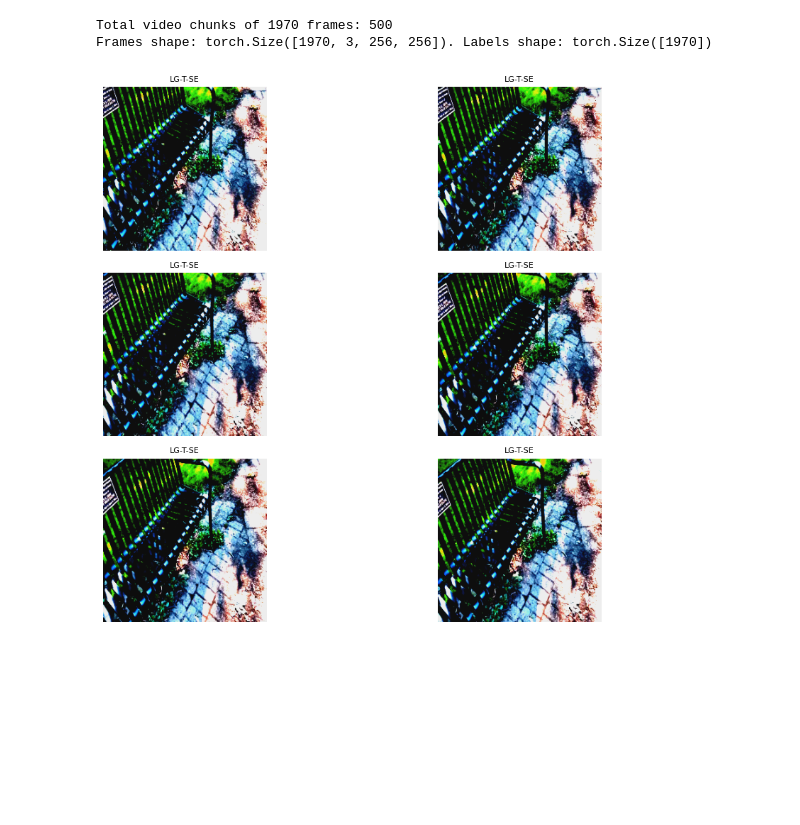
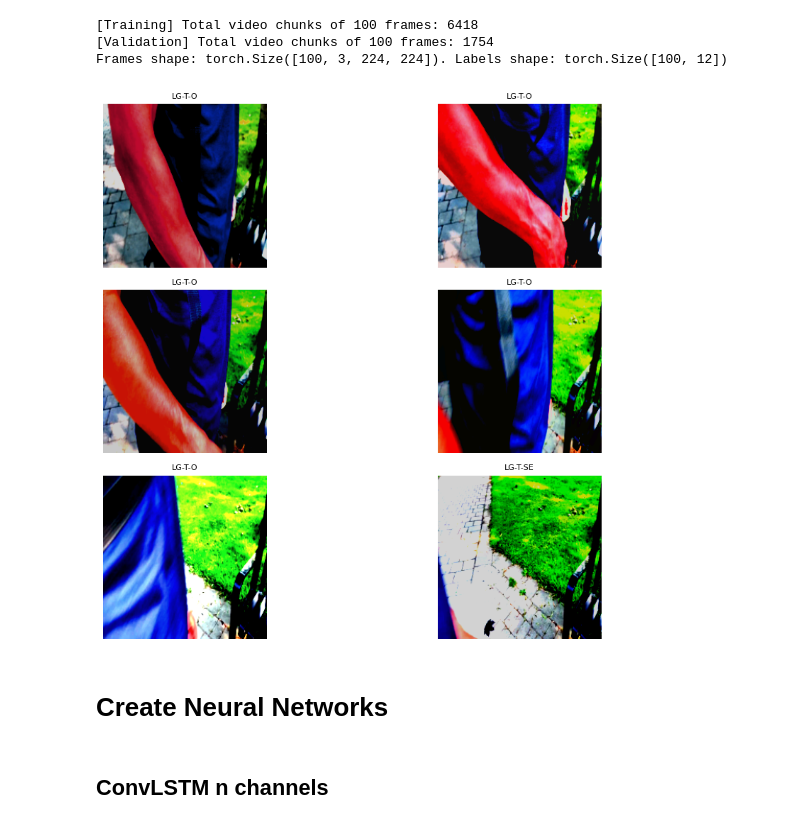
Before and after one commit to LuisMSotamba/neural-networks, a Jupyter notebook: convlstm.ipynb, the cells around one changed output. Saved outputs shown, nothing was run; the diff lists cells and outputs as text; code cells hidden in the pictures; blank space fills up the shorter version.

```diff
--- a/convlstm.ipynb
+++ b/convlstm.ipynb
@@ -16,6 +30,6 @@ from PIL import Image
 # %%
-# variables definitions
-DATASET_DIR = "/media/luchocode/Extra vol/ExoNet_Images/ExoNet_Images"
+# Set directories and file paths
+DATASET_DIR = "/media/luchocode/Extra Vol/ExoNet_Images/ExoNet_Images"
 LABELS_FILE = "/home/luchocode/Downloads/Labels.csv"
-IMAGE_PATH_FORMAT = "{}/{}/['{}'] frame {}.jpg"
+DATAFRAMES_DIR = "/media/luchocode/Extra Vol/Datasets/Tesis/"
 # %%
@@ -91,7 +55,4 @@ memory usage: 31.0+ MB
 # %%
-import os
-from torch.utils.data import Dataset
-
 class ExoNetDataset(Dataset):
     def __init__(
         self,
@@ -127,12 +88,12 @@ class ExoNetDataset(Dataset):
                         self.img_labels.iloc[i, 1]
                     )
                 )
-            ) for i in range(start_seq_idx, end_seq_idx)
+            ).convert("RGB") for i in range(start_seq_idx, end_seq_idx)
         ]
         labels = [self.img_labels.iloc[i, 2] for i in range(start_seq_idx, end_seq_idx)]
 
         if self.transform:
-            frames = self.transform(frames)
+            frames = [self.transform(frame) for frame in frames]
         if self.target_transform:
             labels = self.target_transform(labels)
 
@@ -173,21 +150,31 @@ Unique labels: 12
 # %%
-dataset = ExoNetDataset(
-    df_labels=labels_balanced,
+# Datasets objects
+SEQUENCE_LENGTH = 100
+training_dataset = ExoNetDataset(
+    df_labels=seq_train_df,
     img_dir=DATASET_DIR,
-    seq_len=min_frames,
+    seq_len=SEQUENCE_LENGTH,
     target_transform=encoder.transform,
-    transform=image_transform
+    transform=train_image_transform
 )
-print(f"Total video chunks of {min_frames} frames: {len(dataset)}")
-frames_tensor, labels_tensor = dataset[0]
+validation_dataset = ExoNetDataset(
+    df_labels=seq_val_df,
+    img_dir=DATASET_DIR,
+    seq_len=SEQUENCE_LENGTH,
+    target_transform=encoder.transform,
+    transform=val_image_transform
+)
+print(f"[Training] Total video chunks of {SEQUENCE_LENGTH} frames: {len(training_dataset)}")
+print(f"[Validation] Total video chunks of {SEQUENCE_LENGTH} frames: {len(validation_dataset)}")
+
+frames_tensor, labels_tensor = training_dataset[0]
 print(f"Frames shape: {frames_tensor.shape}. Labels shape: {labels_tensor.shape}")
 # %% [output]
-Total video chunks of 1970 frames: 500
-Frames shape: torch.Size([1970, 3, 256, 256]). Labels shape: torch.Size([1970])
+[Training] Total video chunks of 100 frames: 6418
+[Validation] Total video chunks of 100 frames: 1754
+Frames shape: torch.Size([100, 3, 224, 224]). Labels shape: torch.Size([100, 12])
 # %%
-# Visualize image
-import math
-
+# Visualize images using the training dataset created above
 def show_images_in_grid(
     tensor_images,
     labels_images,
@@ -204,34 +191,34 @@ def show_images_in_grid(
     """
     n_images = len(tensor_images)
     rows = math.ceil(n_images / cols)
 
     fig, axes = plt.subplots(rows, cols, figsize=figsize)
     axes = axes.flatten() if rows * cols > 1 else [axes]
 
     for ax, img_tensor, label in zip(axes, tensor_images, labels_images):
         try:
             img = img_tensor.clone()
             img = img.permute(1,2,0)
             img = img.numpy()
             ax.imshow(img)
             ax.set_title(label, fontsize=8)
             ax.axis("off")
         except Exception as e:
             ax.text(0.5, 0.5, f"Error\n{e}", ha="center", va="center")
             ax.axis("off")
 
     # Hide empty subplots if any
     for ax in axes[n_images:]:
         ax.axis("off")
 
     plt.tight_layout()
     plt.show()
 
 show_images_in_grid(
-    tensor_images=frames_tensor[100:106,],
-    labels_images=encoder.inverse_transform(labels_tensor[100:106,]),
+    tensor_images=frames_tensor[10:16,],
+    labels_images=encoder.inverse_transform(labels_tensor[10:16,]),
     cols=2
 )
 # %% [output]
-[figure, old version]
+[figure, new version]
 # %%
@@ -246 +243,5 @@ dataloader = torch.utils.data.DataLoader(
+# %% [markdown]
+# Create Neural Networks
+# %% [markdown]
+## ConvLSTM n channels
 # %%
```
Also changed, not shown: parts of 27 cells of this notebook, 2 other files.
